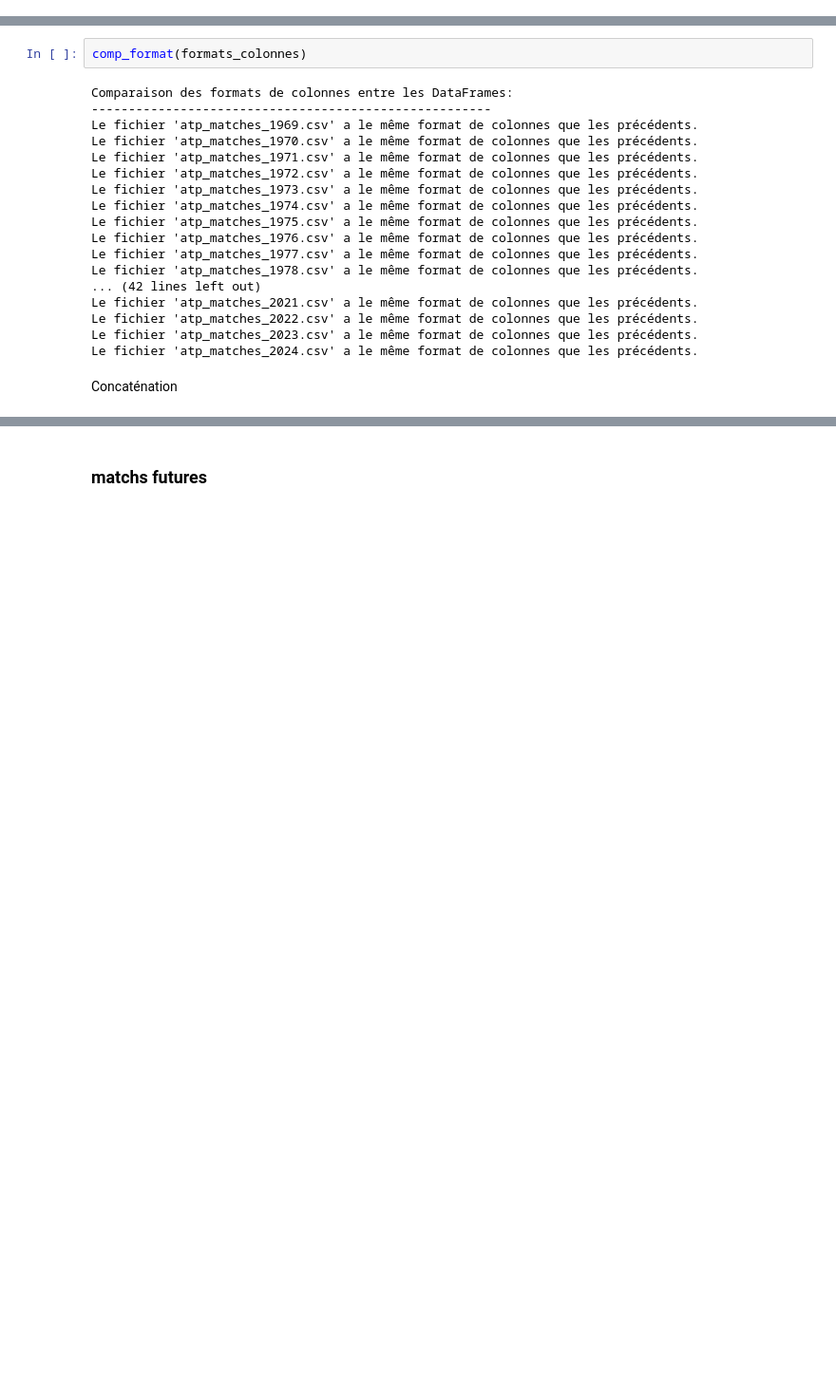
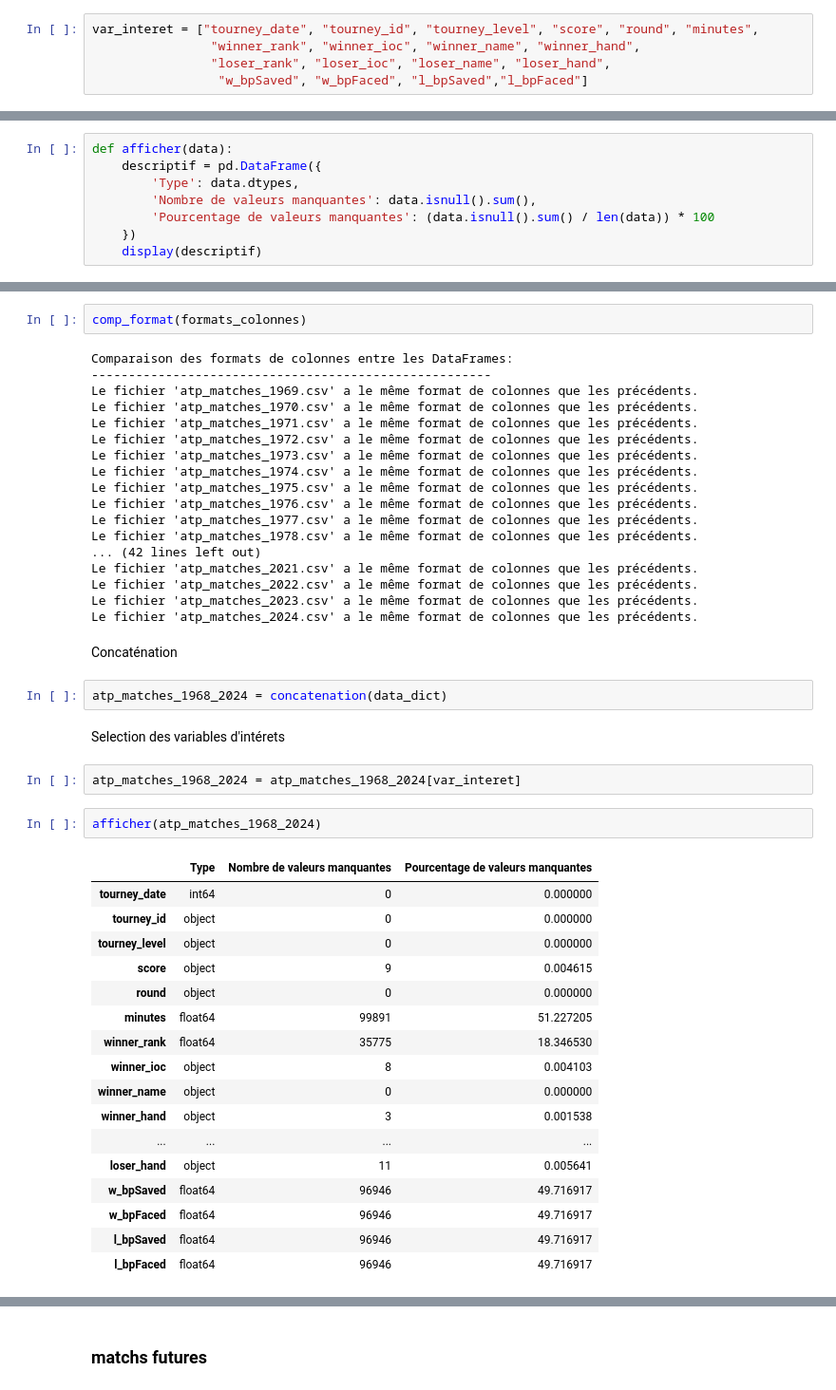
Before and after one commit to ChristelleTessier/Traitement-de-donnees, a Jupyter notebook: Test_vacances/Verif format ATP.ipynb, the cells around one changed output, grey strips where cells are left out. Shown: that part at 95% size. Saved outputs shown, nothing was run; the diff lists cells and outputs as text; blank space fills up the shorter version.

```diff
--- a/Test_vacances/Verif format ATP.ipynb
+++ b/Test_vacances/Verif format ATP.ipynb
@@ -17,6 +17,11 @@ Pour l'instant variables utilisées (tourney_date, _id, _level, score, round, mi
 Rénommer fichier Travail_format_concat
 # %% [markdown]
 ## Fonctions de travail
+# %%
+var_interet = ["tourney_date", "tourney_id", "tourney_level", "score", "round", "minutes",
+                "winner_rank", "winner_ioc", "winner_name", "winner_hand",
+                "loser_rank", "loser_ioc", "loser_name", "loser_hand",
+                 "w_bpSaved", "w_bpFaced", "l_bpSaved","l_bpFaced"]
 # %%
 # récupération de tous les matches simples (1968 à 2024)
 def recup_match(type, genre, ind_deb, ind_fin):
@@ -101,6 +106,14 @@ def modif_format(fichier, colonne, format, data_dict, formats_colonnes):
     formats_colonnes[fichier] = data.dtypes.to_dict()
 
     return data_dict, formats_colonnes
+# %%
+def afficher(data):
+    descriptif = pd.DataFrame({
+        'Type': data.dtypes,
+        'Nombre de valeurs manquantes': data.isnull().sum(),
+        'Pourcentage de valeurs manquantes': (data.isnull().sum() / len(data)) * 100
+    })
+    display(descriptif)
 # %%
 def concatenation(data_dict):
     data_fin = pd.DataFrame()
@@ -167,5 +180,31 @@ Le fichier 'atp_matches_2021.csv' a le même format de colonnes que les précéd
 Le fichier 'atp_matches_2022.csv' a le même format de colonnes que les précédents.
 Le fichier 'atp_matches_2023.csv' a le même format de colonnes que les précédents.
 Le fichier 'atp_matches_2024.csv' a le même format de colonnes que les précédents.
-# %% [markdown]
-Concaténation
+# %% [markdown]
+Concaténation
+# %%
+atp_matches_1968_2024 = concatenation(data_dict)
+# %% [markdown]
+Selection des variables d'intérets
+# %%
+atp_matches_1968_2024 = atp_matches_1968_2024[var_interet]
+# %%
+afficher(atp_matches_1968_2024)
+# %% [output]
+|  | Type | Nombre de valeurs manquantes | Pourcentage de valeurs manquantes |
+| tourney_date | int64 | 0 | 0.000000 |
+| tourney_id | object | 0 | 0.000000 |
+| tourney_level | object | 0 | 0.000000 |
+| score | object | 9 | 0.004615 |
+| round | object | 0 | 0.000000 |
+| minutes | float64 | 99891 | 51.227205 |
+| winner_rank | float64 | 35775 | 18.346530 |
+| winner_ioc | object | 8 | 0.004103 |
+| winner_name | object | 0 | 0.000000 |
+| winner_hand | object | 3 | 0.001538 |
+| ... | ... | ... | ... |
+| loser_hand | object | 11 | 0.005641 |
+| w_bpSaved | float64 | 96946 | 49.716917 |
+| w_bpFaced | float64 | 96946 | 49.716917 |
+| l_bpSaved | float64 | 96946 | 49.716917 |
+| l_bpFaced | float64 | 96946 | 49.716917 |
```
Also changed, not shown: parts of 49 cells of this notebook, 39 other files.
